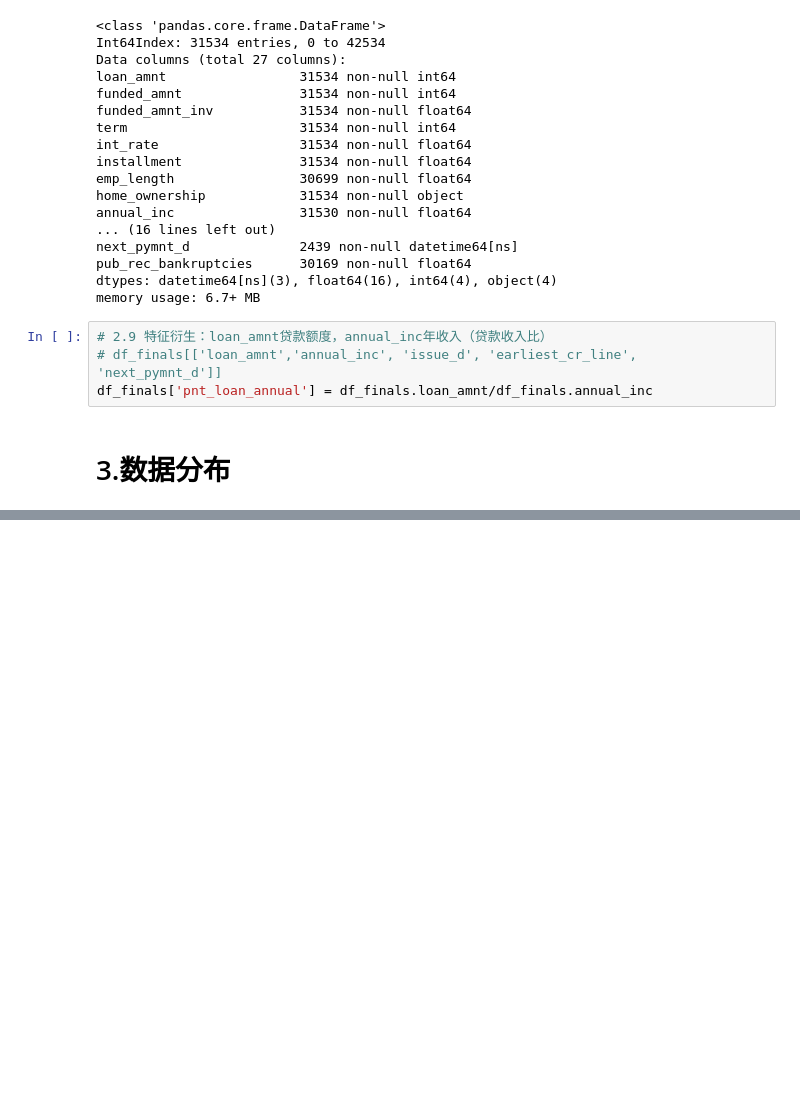
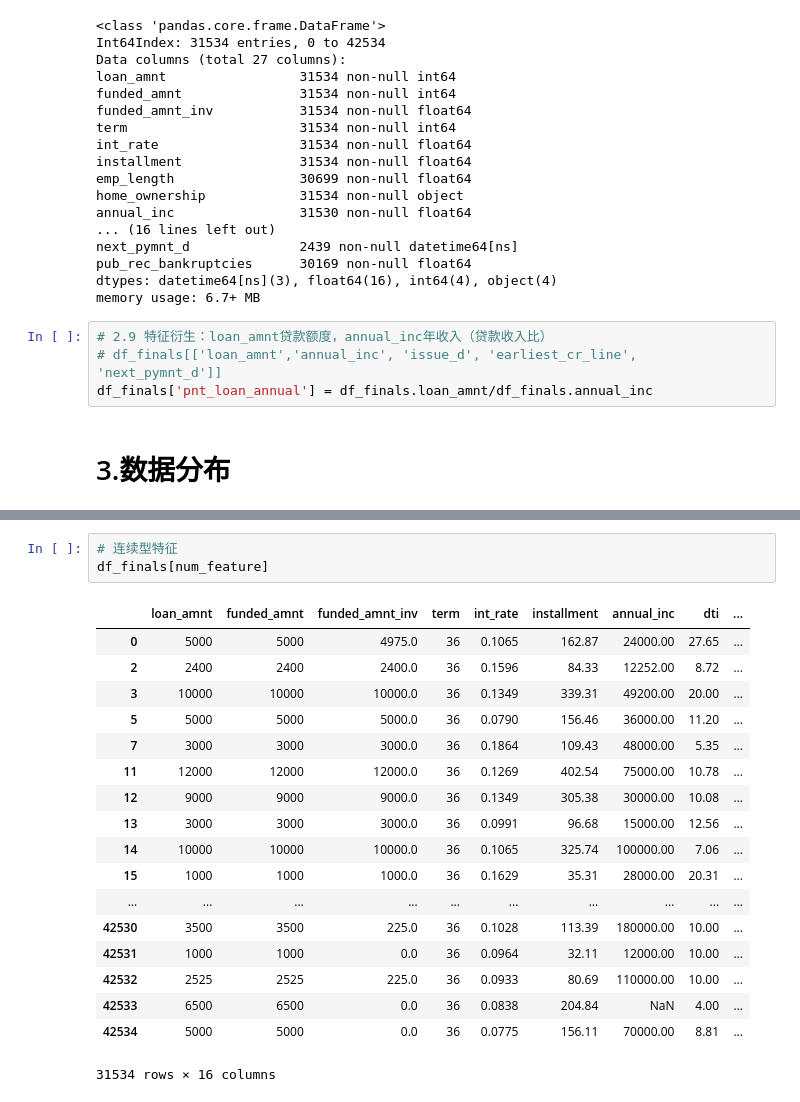
Before and after one commit to iihcy/Credit_ACard, a Jupyter notebook: ACard.ipynb, the cells around one changed output, grey strips where cells are left out. Saved outputs shown, nothing was run; the diff lists cells and outputs as text; blank space fills up the shorter version.

```diff
--- a/ACard.ipynb
+++ b/ACard.ipynb
@@ -277,0 +266,22 @@ plot_discrete(df_finals,char_feature,'loan_status')
+# %%
+# 连续型特征
+df_finals[num_feature]
+# %% [output]
+|  | loan_amnt | funded_amnt | funded_amnt_inv | term | int_rate | installment | annual_inc | dti | ... |
+| 0 | 5000 | 5000 | 4975.0 | 36 | 0.1065 | 162.87 | 24000.00 | 27.65 | ... |
+| 2 | 2400 | 2400 | 2400.0 | 36 | 0.1596 | 84.33 | 12252.00 | 8.72 | ... |
+| 3 | 10000 | 10000 | 10000.0 | 36 | 0.1349 | 339.31 | 49200.00 | 20.00 | ... |
+| 5 | 5000 | 5000 | 5000.0 | 36 | 0.0790 | 156.46 | 36000.00 | 11.20 | ... |
+| 7 | 3000 | 3000 | 3000.0 | 36 | 0.1864 | 109.43 | 48000.00 | 5.35 | ... |
+| 11 | 12000 | 12000 | 12000.0 | 36 | 0.1269 | 402.54 | 75000.00 | 10.78 | ... |
+| 12 | 9000 | 9000 | 9000.0 | 36 | 0.1349 | 305.38 | 30000.00 | 10.08 | ... |
+| 13 | 3000 | 3000 | 3000.0 | 36 | 0.0991 | 96.68 | 15000.00 | 12.56 | ... |
+| 14 | 10000 | 10000 | 10000.0 | 36 | 0.1065 | 325.74 | 100000.00 | 7.06 | ... |
+| 15 | 1000 | 1000 | 1000.0 | 36 | 0.1629 | 35.31 | 28000.00 | 20.31 | ... |
+| ... | ... | ... | ... | ... | ... | ... | ... | ... | ... |
+| 42530 | 3500 | 3500 | 225.0 | 36 | 0.1028 | 113.39 | 180000.00 | 10.00 | ... |
+| 42531 | 1000 | 1000 | 0.0 | 36 | 0.0964 | 32.11 | 12000.00 | 10.00 | ... |
+| 42532 | 2525 | 2525 | 225.0 | 36 | 0.0933 | 80.69 | 110000.00 | 10.00 | ... |
+| 42533 | 6500 | 6500 | 0.0 | 36 | 0.0838 | 204.84 | NaN | 4.00 | ... |
+| 42534 | 5000 | 5000 | 0.0 | 36 | 0.0775 | 156.11 | 70000.00 | 8.81 | ... |
+31534 rows × 16 columns
```
Also changed, not shown: parts of 3 cells of this notebook.
